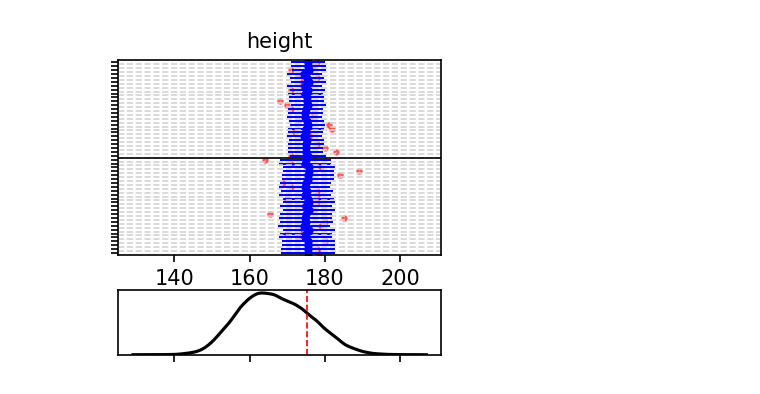
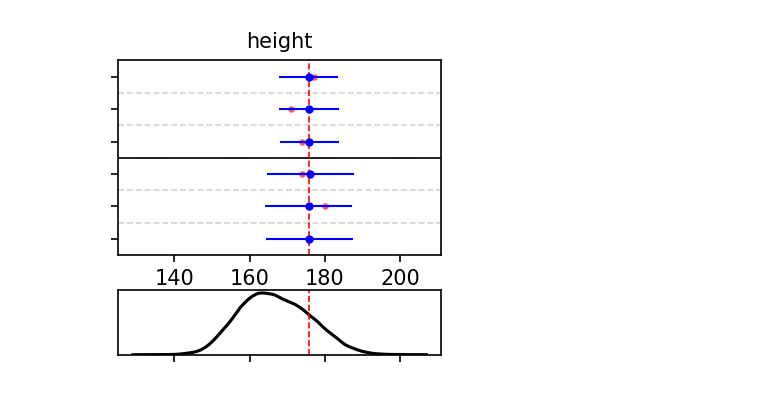
Before and after one commit to KangchengHou/calpred-manuscript, a Jupyter notebook: experiments/var-model/03-example.ipynb, the cells around one changed output. Cells and saved outputs as stored; diff of their text form; code cells hidden in the pictures.

```diff
--- a/experiments/var-model/03-example.ipynb
+++ b/experiments/var-model/03-example.ipynb
@@ -208,12 +194,12 @@ Covariates that have largest gamma
 # %%
-plot_covar_list = ["PC1", "AGE", "SEX", "log_BMI", "pheno"]
+plot_covar_list = ["PC1", "AGE", "SEX", "pheno"]
 # %%
 # quantile range based on point prediction
-q_min = 0.8
-q_max = 0.85
+q_min = 0.84
+q_max = 0.86
 
 # number of individuals to show
-n_indiv = 50
+n_indiv = 6
 assert n_indiv % 2 == 0
 # %%
 def format_df_plot(df):
@@ -293,36 +265,36 @@ n_indiv = len(df_plot)
 axes[0].errorbar(
     y=np.arange(n_indiv - 1, -1, -1),
     x=df_plot["cal_pred"],
-    xerr=df_plot["cal_predstd"],
+    xerr=df_plot["cal_predstd"] * 1.65,
     fmt=".",
     color="blue",
     lw=1.0,
 )
 axes[0].scatter(
     y=np.arange(n_indiv - 1, -1, -1), x=df_plot["pheno"], alpha=0.5, color="red", s=5
 )
 for i in range(n_indiv - 1):
     axes[0].axhline(y=i + 0.5, ls="--", color="lightgray", lw=0.8)
 
 axes[0].axhline(y=(n_indiv - 1) / 2, ls="-", color="black", lw=0.8)
 axes[0].set_ylim(-0.5, n_indiv - 0.5)
 axes[0].set_yticks(np.arange(n_indiv))
 axes[0].set_yticklabels([])
 
 sns.kdeplot(df_predint["pheno"].values, ax=axes[1], color="black")
 axes[1].set_yticks([])
 axes[1].set_ylabel(None)
 axes[0].set_xlim(axes[1].get_xlim())
 axes[1].set_xticklabels([])
 
 axes[0].axvline(x=df_plot["cal_pred"].mean(), ls="--", lw=0.8, color="red")
 axes[1].axvline(x=df_plot["cal_pred"].mean(), ls="--", lw=0.8, color="red")
 axes[0].set_title(f"{trait}", fontsize=10)
 
 fig.tight_layout()
 plt.subplots_adjust(hspace=0.27)
 # %% [output]
-[figure, old version]
+[figure, new version]
 # %%
 df_tmp = df_predint.copy()
 df_tmp["cal_predstd_q"] = pd.qcut(df_tmp["cal_predstd"], q=50).cat.codes
```
Also changed, not shown: parts of 21 cells of this notebook, 9 other files.
